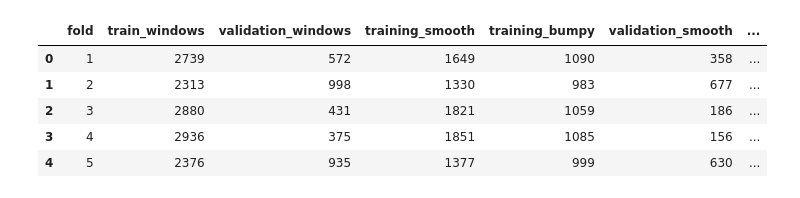
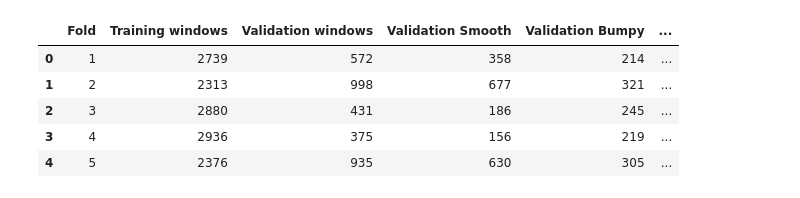
Before and after one commit to thesuacar/road-checker, a Jupyter notebook: modelling.ipynb, the cells around one changed output. Saved outputs shown, nothing was run; the diff lists cells and outputs as text; code cells hidden in the pictures.

```diff
--- a/modelling.ipynb
+++ b/modelling.ipynb
@@ -33,46 +33,38 @@ groups_train = train_df["split_group"].astype(str)
 # %%
 from sklearn.model_selection import StratifiedGroupKFold
 
 # Initialize StratifiedGroupKFold to ensure two things:
 # 1. Stratified: Each fold maintains roughly the same proportion of Smooth/Bumpy windows.
 # 2. Grouped: Windows from the same parent session are kept together (no data leakage).
 group_cv = StratifiedGroupKFold(n_splits=5, shuffle=True, random_state=42)
 
 # Pre-calculate the splits to keep them deterministic and reusable across different models
 cv_splits = list(group_cv.split(X_train, y_train, groups_train))
 
 fold_rows = []
 
-for fold_number, (train_fold_idx, val_fold_idx) in enumerate(cv_splits, start=1):
+for fold_number, (train_idx, val_idx) in enumerate(cv_splits, start=1):
+    val_labels = y_train.iloc[val_idx]
 
-    fold_target_train = y_train.iloc[train_fold_idx]
-    fold_target_val = y_train.iloc[val_fold_idx]
-
-    train_groups_fold = set(groups_train.iloc[train_fold_idx])
-    val_groups_fold = set(groups_train.iloc[val_fold_idx])
-
-    # Collect summary statistics to visualize the composition of each fold
     fold_rows.append({
-        "fold": fold_number,
-        "train_windows": len(train_fold_idx),
-        "validation_windows": len(val_fold_idx),
-        "training_smooth": (fold_target_train == 0).sum(),
-        "training_bumpy": (fold_target_train == 1).sum(),
-        "validation_smooth": (fold_target_val == 0).sum(),
-        "validation_bumpy": (fold_target_val == 1).sum(),
-        "validation_groups": ", ".join(sorted(val_groups_fold))
+        "Fold": fold_number,
+        "Training windows": len(train_idx),
+        "Validation windows": len(val_idx),
+        "Validation Smooth": (val_labels == 0).sum(),
+        "Validation Bumpy": (val_labels == 1).sum(),
+        "Recordings held out": ", ".join(sorted(set(groups_train.iloc[val_idx]))),
     })
 
 fold_summary_df = pd.DataFrame(fold_rows)
 
 display(fold_summary_df)
 # %% [output]
-|  | fold | train_windows | validation_windows | training_smooth | training_bumpy | validation_smooth | ... |
-| 0 | 1 | 2739 | 572 | 1649 | 1090 | 358 | ... |
-| 1 | 2 | 2313 | 998 | 1330 | 983 | 677 | ... |
-| 2 | 3 | 2880 | 431 | 1821 | 1059 | 186 | ... |
-| 3 | 4 | 2936 | 375 | 1851 | 1085 | 156 | ... |
-| 4 | 5 | 2376 | 935 | 1377 | 999 | 630 | ... |
+|  | Fold | Training windows | Validation windows | Validation Smooth | Validation Bumpy | ... |
+| 0 | 1 | 2739 | 572 | 358 | 214 | ... |
+| 1 | 2 | 2313 | 998 | 677 | 321 | ... |
+| 2 | 3 | 2880 | 431 | 186 | 245 | ... |
+| 3 | 4 | 2936 | 375 | 156 | 219 | ... |
+| 4 | 5 | 2376 | 935 | 630 | 305 | ... |
 # %%
 from sklearn.metrics import make_scorer, precision_score, recall_score, f1_score, fbeta_score
 
```
Also changed, not shown: parts of 9 cells of this notebook.
